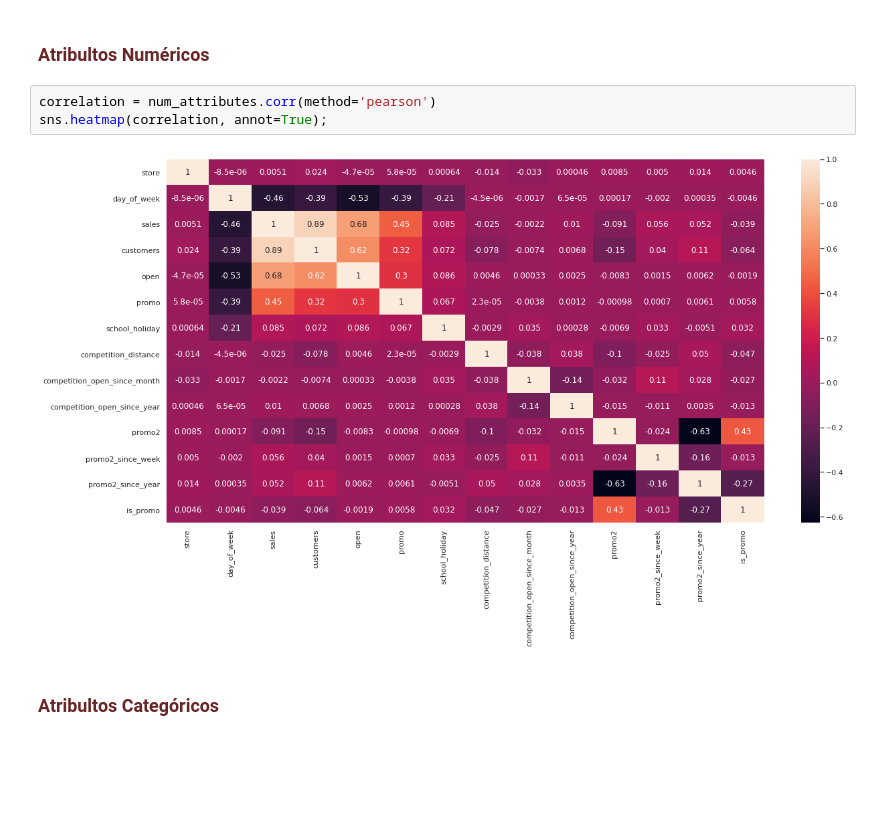
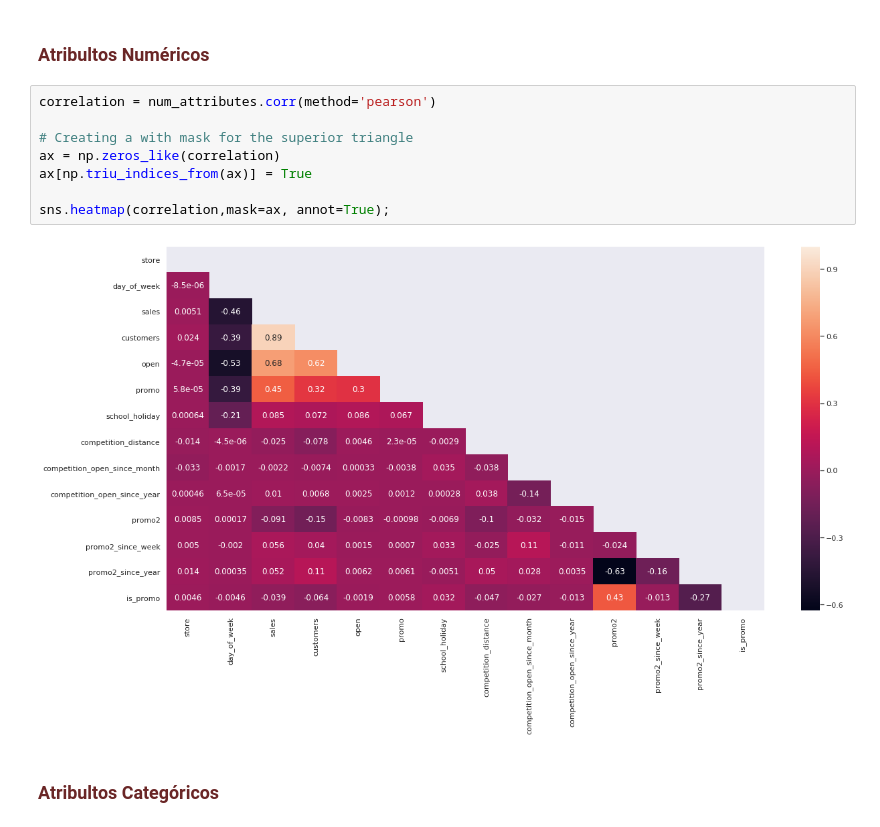
Before and after one commit to brunalimap/Rossmann_Stores, a Jupyter notebook: notebooks/storytelling_rossmann_stores.ipynb, the cells around one changed output. Drawn from its saved outputs; the diff is of its cells as text; blank space fills up the shorter version.

```diff
--- a/notebooks/storytelling_rossmann_stores.ipynb
+++ b/notebooks/storytelling_rossmann_stores.ipynb
@@ -303,9 +309,14 @@ H12         Verdadeira   Baixa
 ### <font color=#6A2626> Atribultos Numéricos </font>
 # %%
 correlation = num_attributes.corr(method='pearson')
-sns.heatmap(correlation, annot=True);
+
+# Creating a with mask for the superior triangle
+ax = np.zeros_like(correlation)
+ax[np.triu_indices_from(ax)] = True
+
+sns.heatmap(correlation,mask=ax, annot=True);
 # %% [output]
-[figure, old version]
+[figure, new version]
 # %% [markdown]
 ### <font color=#6A2626> Atribultos Categóricos </font>
 # %%
```
Also changed, not shown: parts of 41 cells of this notebook, 1 other file.
